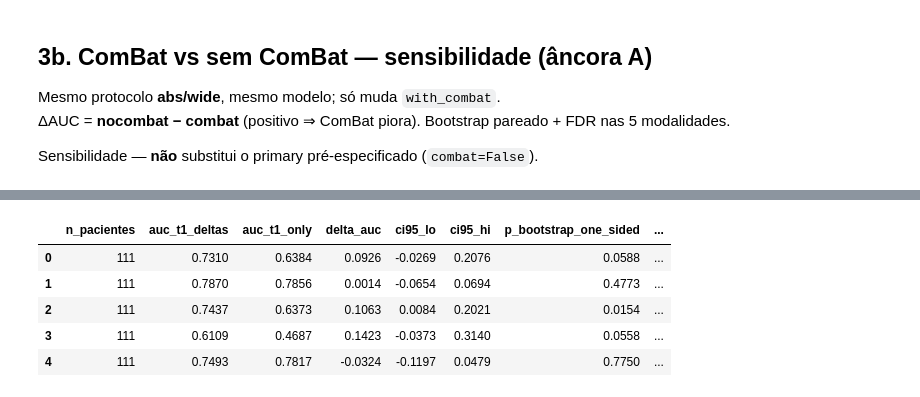
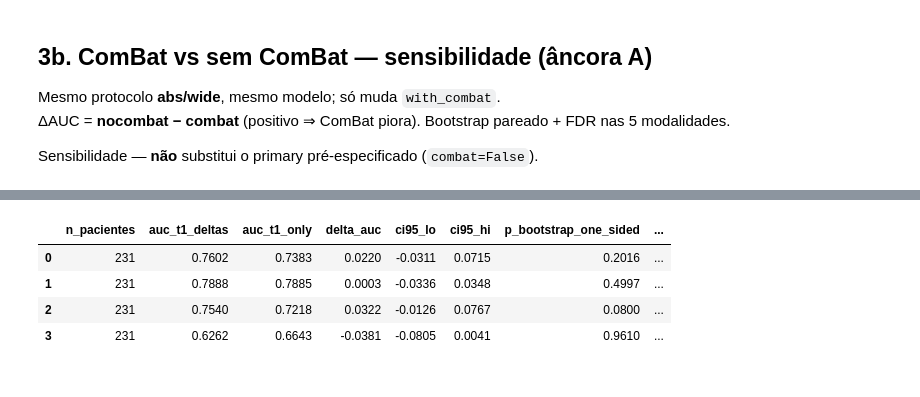
Before and after one commit to PauloMatheusGr/graphs, a Jupyter notebook: 7_stats.ipynb, the cells around one changed output, grey strips where cells are left out. Drawn from its saved outputs; the diff is of its cells as text; code cells hidden in the pictures.

```diff
--- a/7_stats.ipynb
+++ b/7_stats.ipynb
@@ -685,81 +762,14 @@ Seleção de cohort após gradiente multi-cohort → **pós-hoc no recorte**; n
 # %%
-BASE_48 = Path("csvs/cohorts/48m_12m")
 cfg = STATS_CFG
-mod_anchor = cfg.modality  # âncora de crowning: vol
 
-# sanity: pastas e representation (vol como exemplo)
-_p_long = image_ablation_path(BASE_48, PROTOCOL_LONGITUDINAL, mod_anchor)
-_p_base = image_ablation_path(BASE_48, PROTOCOL_BASELINE, mod_anchor)
-print(f"longitudinal: {_p_long.parent.parent.name}/{{mod}}/  (expect rep={REP_BY_PROTOCOL[PROTOCOL_LONGITUDINAL]})")
-print(f"baseline:     {_p_base.parent.parent.name}/{{mod}}/  (expect rep={REP_BY_PROTOCOL[PROTOCOL_BASELINE]})")
-print(f"modalidades: {MODS_COMPARE}  | âncora crowning: {mod_anchor}")
-
-cmp_48_deltas_t1 = compare_modalities(
-    MODS_COMPARE,
-    path_a=lambda m: image_ablation_path(BASE_48, PROTOCOL_LONGITUDINAL, m),
-    path_b=lambda m: image_ablation_path(BASE_48, PROTOCOL_BASELINE, m),
-    cfg_for_mod=lambda m: cfg_for_modality(m, cfg),
-    load_patients=patient_scores_from_path,
-    permutation_auc_p=permutation_auc_p,
-    n_perm=cfg.n_perm,
-    n_bootstrap=cfg.n_bootstrap,
-    seed=cfg.seed,
-    label_a="t1_deltas",
-    label_b="t1_only",
-    comparison="48m_12m_t1_deltas_vs_t1_only",
-    alpha=ALPHA,
+cmp_short_deltas_t1 = compare_deltas_vs_t1(
+    BASE, cfg, comparison=f"{COHORT_ANCHOR}_t1_deltas_vs_t1_only"
 )
-
 print(
-    f"\nClaim B | 48m_12m | t1_deltas vs t1_only | {cfg.task} | "
+    f"Claim B · exploratório | t1_deltas vs t1_only | {BASE.name} | {cfg.task} | "
     f"{cfg.model_key} | combat={cfg.with_combat} | {cfg.selection_mode}\n"
 )
-display(cmp_48_deltas_t1.round(4))
-print("\n── Interpretação (ΔAUC = t1_deltas − t1_only; FDR nas 5 mods) ──")
-print_comparison_summary(cmp_48_deltas_t1, label_a="t1_deltas", label_b="t1_only")
-
-# Destaque âncora vol
-if not cmp_48_deltas_t1.empty and (cmp_48_deltas_t1["modality"] == mod_anchor).any():
-    r = cmp_48_deltas_t1.loc[cmp_48_deltas_t1["modality"] == mod_anchor].iloc[0]
-    print(f"\n── Resumo âncora {mod_anchor} ──")
-    print(
-        f"  n={int(r['n_pacientes'])}  "
-        f"AUC_t1_deltas={r['auc_t1_deltas']:.4f}  AUC_t1={r['auc_t1_only']:.4f}  "
-        f"Δ={r['delta_auc']:.4f}  IC95=[{r['ci95_lo']:.4f}, {r['ci95_hi']:.4f}]"
-    )
-    print(
-        f"  p one-sided={r['p_bootstrap_one_sided']:.4f}  "
-        f"p two-sided={r['p_bootstrap_two_sided']:.4f}  "
-        f"q FDR={r['p_fdr_bh']:.4f}  "
-        f"t1_deltas_superior={r['t1_deltas_superior']}  "
-        f"significant_raw={r['significant_raw']}  significant_fdr={r['significant_fdr']}"
-    )
-    if r["significant_fdr"]:
-        print("  → superioridade com FDR (IC>0 e q<α) — crowning ok no mapa multi-mod.")
-    elif r["t1_deltas_superior"] and r["significant_raw"]:
-        print(
-            "  → superioridade raw (IC>0 e p₁<α), mas FDR não passa "
-            "→ reportar como âncora pré-especificada, não como família fechada."
-        )
-    elif r["p_bootstrap_one_sided"] < ALPHA:
-        print(
-            "  → ganho nominal one-sided, mas IC cruza 0 "
-            "→ NÃO crownear como superioridade fechada."
-        )
-    else:
-        print("  → sem evidência de superioridade (t1_deltas > t1_only) na âncora vol.")
-
-# Mapa: quais mods passam FDR / raw
-if not cmp_48_deltas_t1.empty:
-    print("\n── Mapa multi-mod (claim condicional) ──")
-    for _, r in cmp_48_deltas_t1.iterrows():
-        tag = (
-            "FDR+" if r["significant_fdr"] else
-            ("raw+" if r["significant_raw"] else "n.s.")
-        )
-        print(
-            f"  {r['modality']}: Δ={r['delta_auc']:+.3f}  "
-            f"[{r['ci95_lo']:.3f}, {r['ci95_hi']:.3f}]  "
-            f"p={r['p_bootstrap_one_sided']:.4f}  q={r['p_fdr_bh']:.4f}  → {tag}"
-        )
+display(cmp_short_deltas_t1.round(4))
+print("\n── Interpretação (ΔAUC = t1_deltas − t1_only) ──")
+print_comparison_summary(cmp_short_deltas_t1, label_a="t1_deltas", label_b="t1_only")
 # %% [output]
@@ -771,6 +777,5 @@ Claim B | 48m_12m | t1_deltas vs t1_only | smci_pmci | svm | combat=False | l1_s
 |  | n_pacientes | auc_t1_deltas | auc_t1_only | delta_auc | ci95_lo | ci95_hi | p_bootstrap_one_sided | ... |
-| 0 | 111 | 0.7310 | 0.6384 | 0.0926 | -0.0269 | 0.2076 | 0.0588 | ... |
-| 1 | 111 | 0.7870 | 0.7856 | 0.0014 | -0.0654 | 0.0694 | 0.4773 | ... |
-| 2 | 111 | 0.7437 | 0.6373 | 0.1063 | 0.0084 | 0.2021 | 0.0154 | ... |
-| 3 | 111 | 0.6109 | 0.4687 | 0.1423 | -0.0373 | 0.3140 | 0.0558 | ... |
-| 4 | 111 | 0.7493 | 0.7817 | -0.0324 | -0.1197 | 0.0479 | 0.7750 | ... |
+| 0 | 231 | 0.7602 | 0.7383 | 0.0220 | -0.0311 | 0.0715 | 0.2016 | ... |
+| 1 | 231 | 0.7888 | 0.7885 | 0.0003 | -0.0336 | 0.0348 | 0.4997 | ... |
+| 2 | 231 | 0.7540 | 0.7218 | 0.0322 | -0.0126 | 0.0767 | 0.0800 | ... |
+| 3 | 231 | 0.6262 | 0.6643 | -0.0381 | -0.0805 | 0.0041 | 0.9610 | ... |
```
Also changed, not shown: parts of 19 cells of this notebook, 7 other files.
